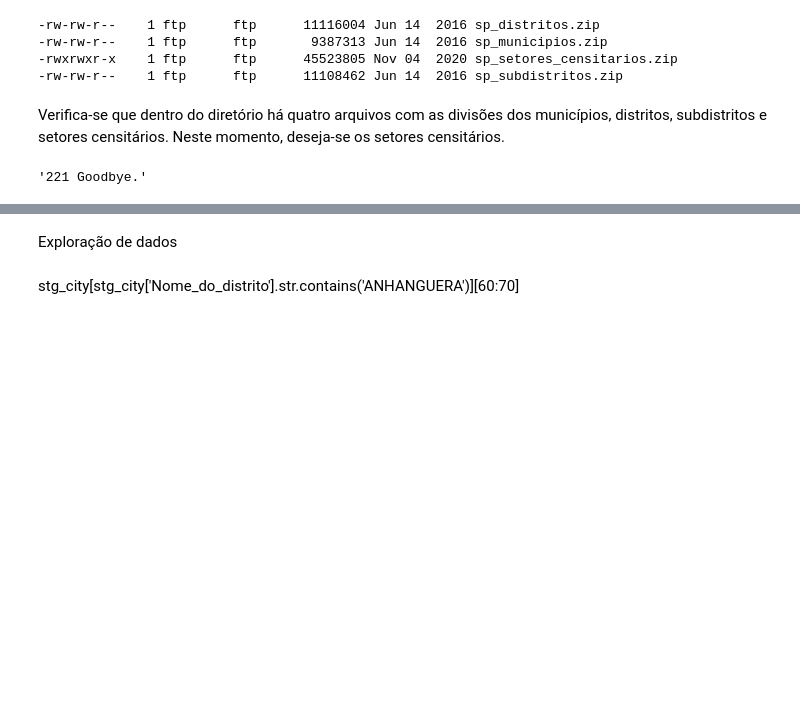
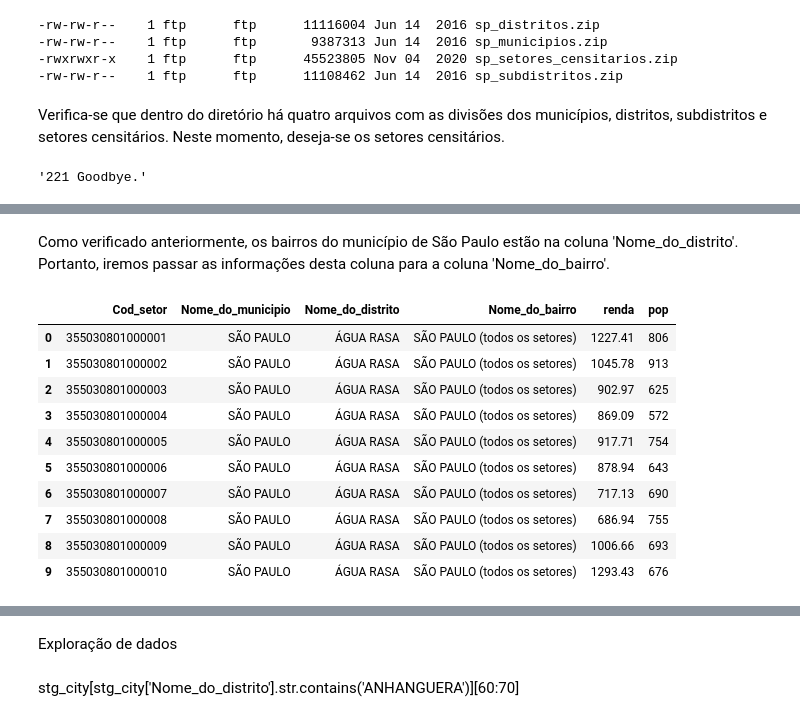
Before and after one commit to gcunharodrigues/uber, a Jupyter notebook: estudos_demograficos_setores_censitarios_v2.ipynb, the cells around one changed output, grey strips where cells are left out. Cells and saved outputs as stored; diff of their text form; code cells hidden in the pictures; blank space fills up the shorter version.

```diff
--- a/estudos_demograficos_setores_censitarios_v2.ipynb
+++ b/estudos_demograficos_setores_censitarios_v2.ipynb
@@ -289,0 +752,2 @@ print(file_path_geo)
+# %%
+stg1_city_all = stg_city_all.dropna().copy()
@@ -289,0 +761,4 @@ print(file_path_geo)
+# %%
+stg1_city_all['V009'] = stg1_city_all['V009'].str.replace(",", ".")
+# %%
+stg1_city_all['V009'] = stg1_city_all['V009'].astype('float64')
@@ -289,0 +767,2 @@ print(file_path_geo)
+# %%
+stg1_city_all.rename(columns={'V001':'pop', 'V009':'renda'}, inplace=True)
@@ -289,0 +794,16 @@ print(file_path_geo)
+# %% [markdown]
+Como verificado anteriormente, os bairros do município de São Paulo estão na coluna 'Nome_do_distrito'. Portanto, iremos passar as informações desta coluna para a coluna 'Nome_do_bairro'.
+# %%
+stg1_city_all.head(10)
+# %% [output]
+|  | Cod_setor | Nome_do_municipio | Nome_do_distrito | Nome_do_bairro | renda | pop |
+| 0 | 355030801000001 | SÃO PAULO | ÁGUA RASA | SÃO PAULO (todos os setores) | 1227.41 | 806 |
+| 1 | 355030801000002 | SÃO PAULO | ÁGUA RASA | SÃO PAULO (todos os setores) | 1045.78 | 913 |
+| 2 | 355030801000003 | SÃO PAULO | ÁGUA RASA | SÃO PAULO (todos os setores) | 902.97 | 625 |
+| 3 | 355030801000004 | SÃO PAULO | ÁGUA RASA | SÃO PAULO (todos os setores) | 869.09 | 572 |
+| 4 | 355030801000005 | SÃO PAULO | ÁGUA RASA | SÃO PAULO (todos os setores) | 917.71 | 754 |
+| 5 | 355030801000006 | SÃO PAULO | ÁGUA RASA | SÃO PAULO (todos os setores) | 878.94 | 643 |
+| 6 | 355030801000007 | SÃO PAULO | ÁGUA RASA | SÃO PAULO (todos os setores) | 717.13 | 690 |
+| 7 | 355030801000008 | SÃO PAULO | ÁGUA RASA | SÃO PAULO (todos os setores) | 686.94 | 755 |
+| 8 | 355030801000009 | SÃO PAULO | ÁGUA RASA | SÃO PAULO (todos os setores) | 1006.66 | 693 |
+| 9 | 355030801000010 | SÃO PAULO | ÁGUA RASA | SÃO PAULO (todos os setores) | 1293.43 | 676 |
```
Also changed, not shown: parts of 114 cells of this notebook.
